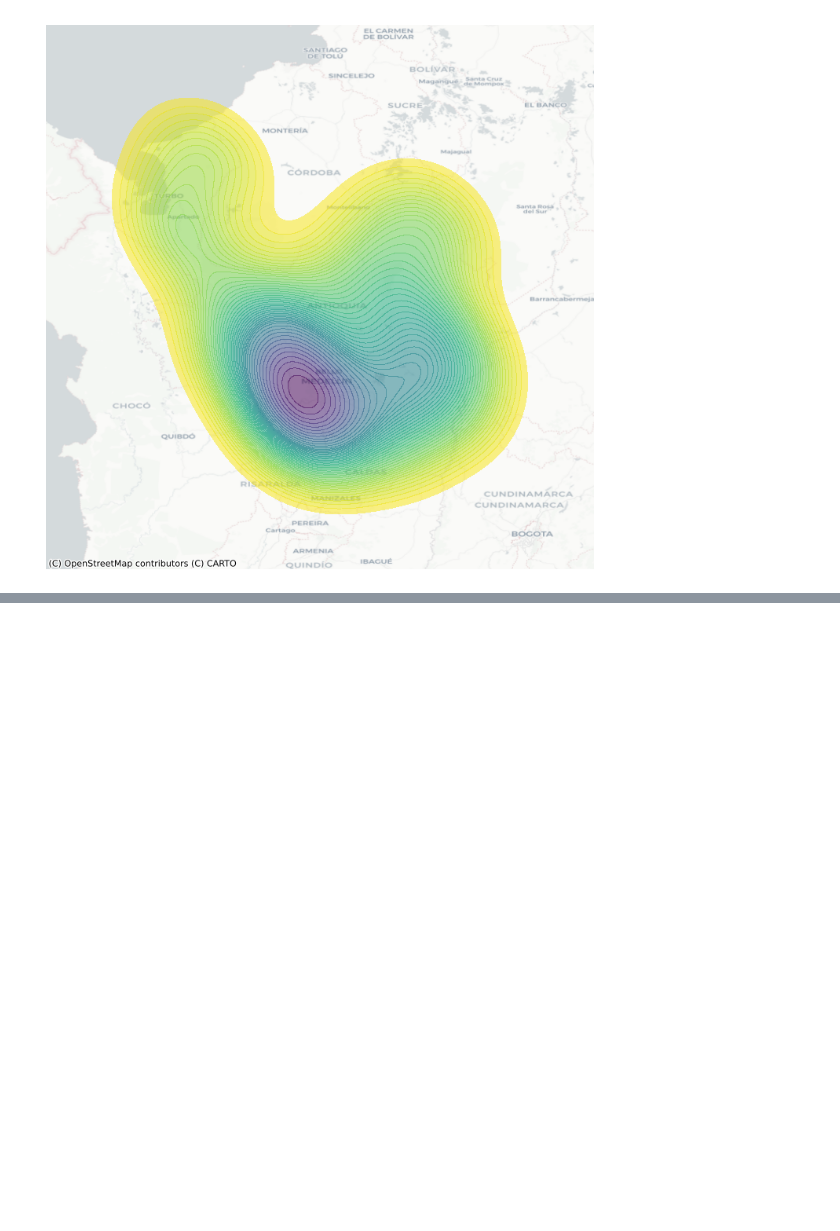
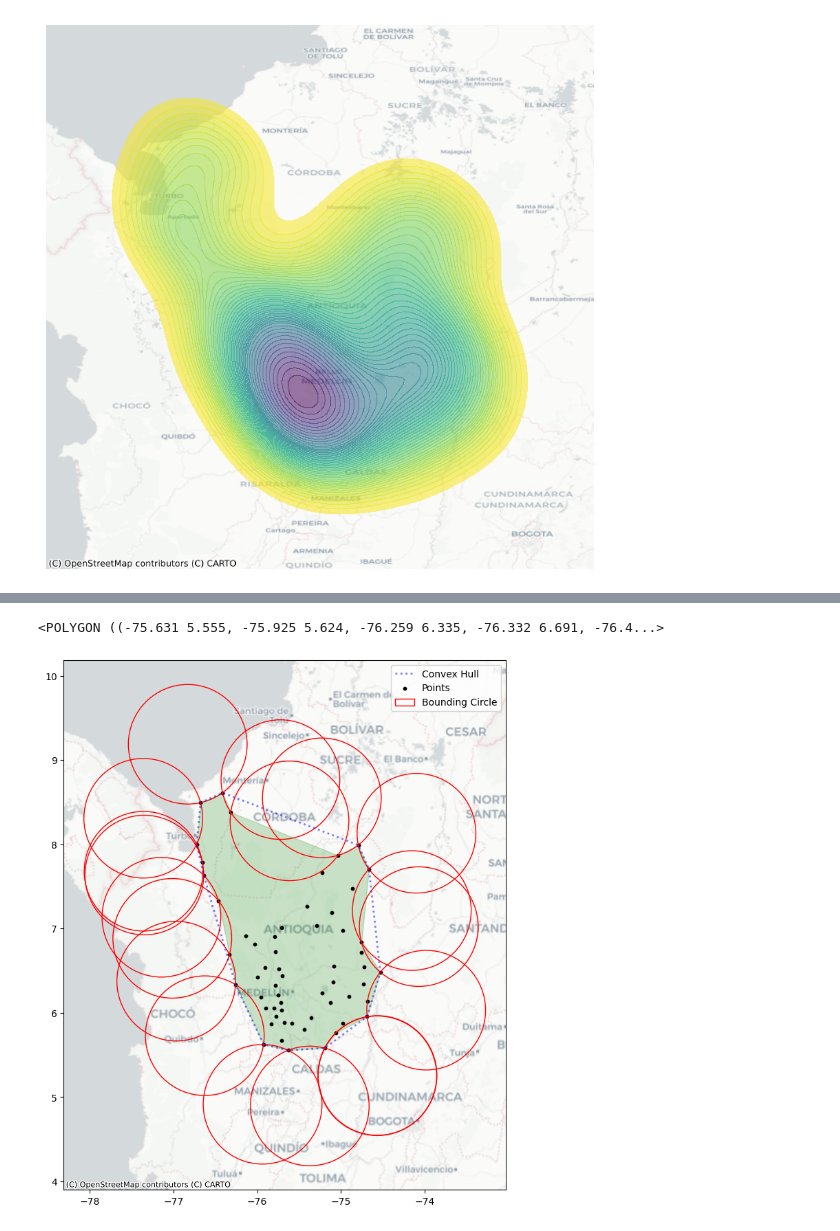
Before and after one commit to algarciach/AnalisisGeoespacial, a Jupyter notebook: Covid19_book/_build/html/_sources/01_point-pattern.ipynb, the cells around one changed output, grey strips where cells are left out. Saved outputs shown, nothing was run; the diff lists cells and outputs as text; code cells hidden in the pictures; blank space fills up the shorter version.

```diff
--- a/Covid19_book/_build/html/_sources/01_point-pattern.ipynb
+++ b/Covid19_book/_build/html/_sources/01_point-pattern.ipynb
@@ -268,0 +383,3 @@ ax.set_axis_off()
+# %%
+convex_hull_vertices  = centrography.hull(coords)
+print(convex_hull_vertices)
@@ -268,0 +401,44 @@ ax.set_axis_off()
+# %%
+alpha_shape, alpha, circs = libpysal.cg.alpha_shape_auto(coords, return_circles=True)
+# %%
+alpha_shape
+# %% [output]
+<POLYGON ((-75.631 5.555, -75.925 5.624, -76.259 6.335, -76.332 6.691, -76.4...>
+# %%
+from shapely.geometry import Polygon
+# Create GeoSeries for alpha shape and convex hull
+gdf_alpha = gpd.GeoSeries([alpha_shape], crs="EPSG:4326")
+gdf_hull = gpd.GeoSeries([Polygon(convex_hull_vertices)], crs="EPSG:4326")
+
+#create figure and axis
+fig, ax = plt.subplots(1,1, figsize=(10, 10))
+
+# Plot alpha shape green and convex hull blue
+gdf_alpha.plot(ax=ax, color='green', edgecolor='green', label='Alpha Shape', alpha=0.2)
+gdf_hull.boundary.plot(ax=ax, color='blue', linestyle=':', linewidth=2, label='Convex Hull', alpha=0.5)
+
+# Plot points
+ax.scatter(*coords.T, color='k', s=10, label='Points', marker='o')
+
+# Plor circles
+for i, circle in enumerate(circs):
+    label = 'Bounding Circle' if i == 0 else None
+    ax.add_patch(
+        plt.Circle(
+            circle,
+            radius=alpha,
+            facecolor='none',
+            edgecolor='r',
+            label=label
+        )
+    )
+
+# Add basemap
+ctx.add_basemap(
+    ax, crs="EPSG:4326",
+    source=ctx.providers.CartoDB.Positron)
+
+plt.legend()
+plt.show()
+# %% [output]
+[figure, added]
```
Also changed, not shown: parts of 14 cells of this notebook, 13 other files.
